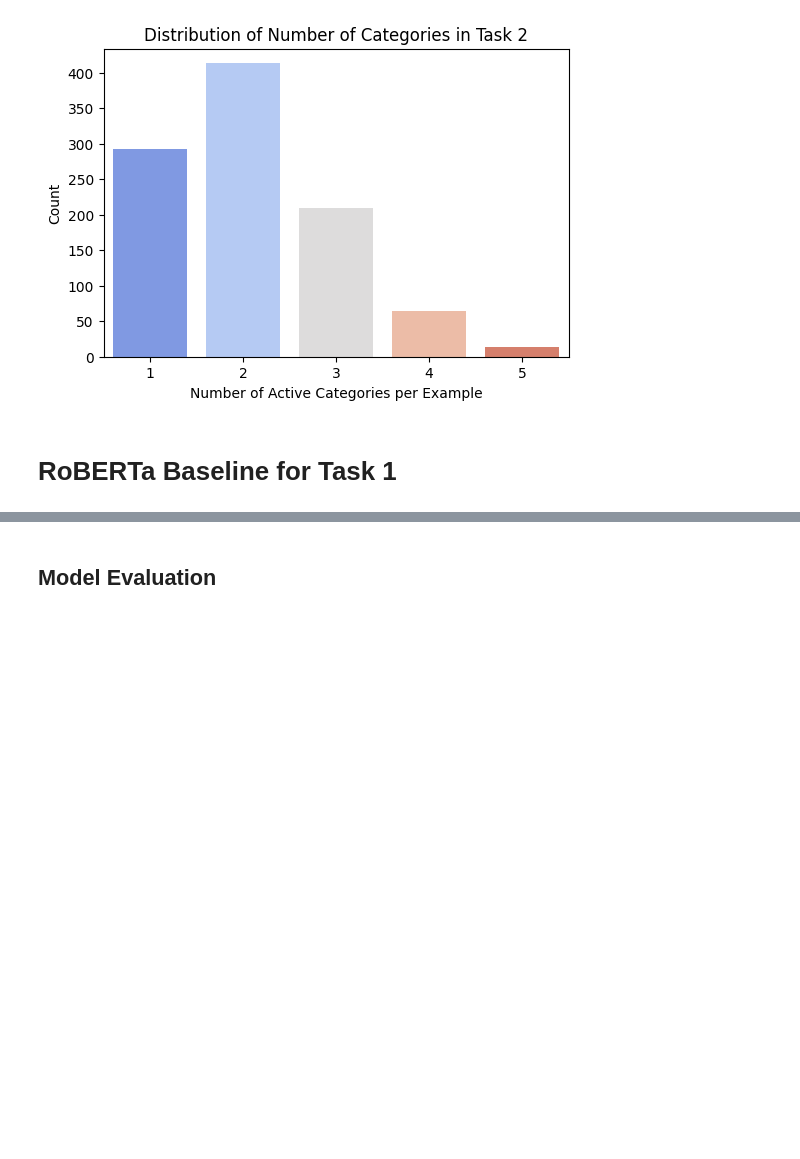
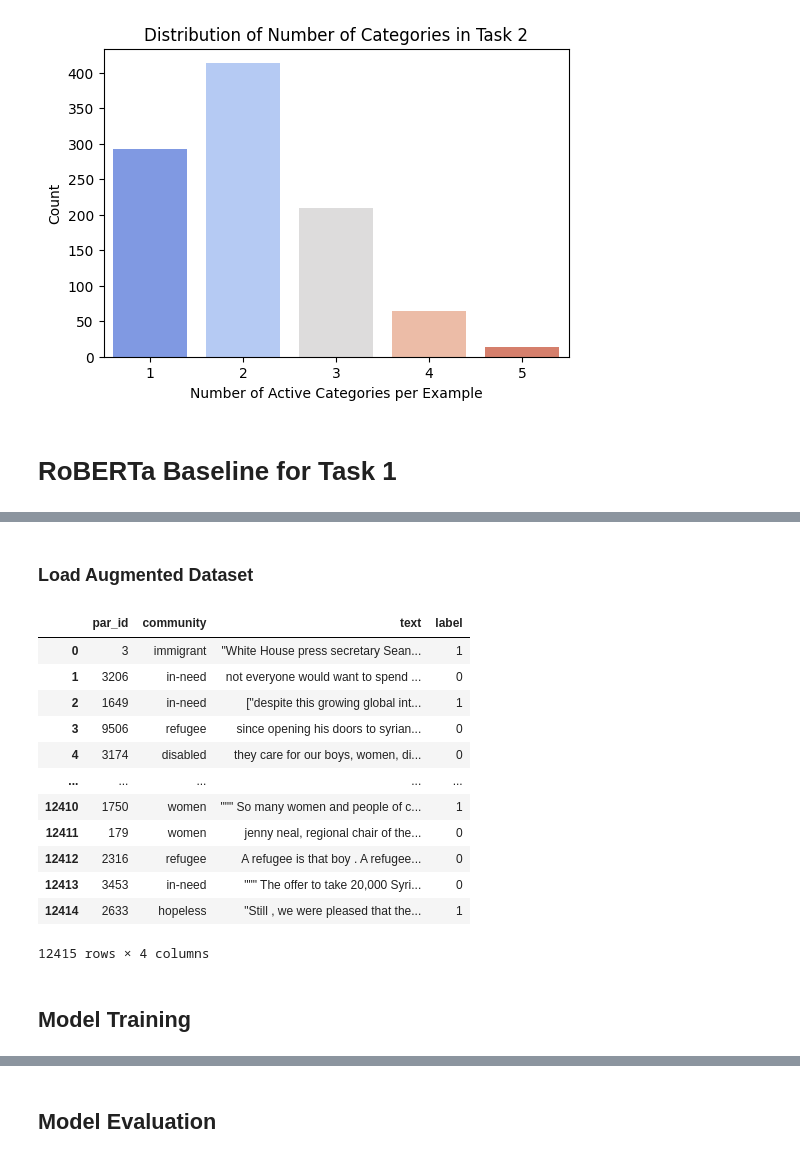
Before and after one commit to D0m-inic/NLP_CW, a Jupyter notebook: NLP_CW.ipynb, the cells around one changed output, grey strips where cells are left out. Drawn from its saved outputs; the diff is of its cells as text; code cells hidden in the pictures; blank space fills up the shorter version.

```diff
--- a/NLP_CW.ipynb
+++ b/NLP_CW.ipynb
@@ -511,3 +635,24 @@ training_set1
+# %% [markdown]
+### Load Augmented Dataset
+# %%
+training_set1 = pd.read_csv('augmented_data.csv')
+training_set1
+# %% [output]
+|  | par_id | community | text | label |
+| 0 | 3 | immigrant | "White House press secretary Sean... | 1 |
+| 1 | 3206 | in-need | not everyone would want to spend ... | 0 |
+| 2 | 1649 | in-need | ["despite this growing global int... | 1 |
+| 3 | 9506 | refugee | since opening his doors to syrian... | 0 |
+| 4 | 3174 | disabled | they care for our boys, women, di... | 0 |
+| ... | ... | ... | ... | ... |
+| 12410 | 1750 | women | """ So many women and people of c... | 1 |
+| 12411 | 179 | women | jenny neal, regional chair of the... | 0 |
+| 12412 | 2316 | refugee | A refugee is that boy . A refugee... | 0 |
+| 12413 | 3453 | in-need | """ The offer to take 20,000 Syri... | 0 |
+| 12414 | 2633 | hopeless | "Still , we were pleased that the... | 1 |
+12415 rows × 4 columns
+# %% [markdown]
+## Model Training
 # %%
 
 task1_model_args = ClassificationArgs(num_train_epochs=1,
```
Also changed, not shown: parts of 20 cells of this notebook, 1 other file.
